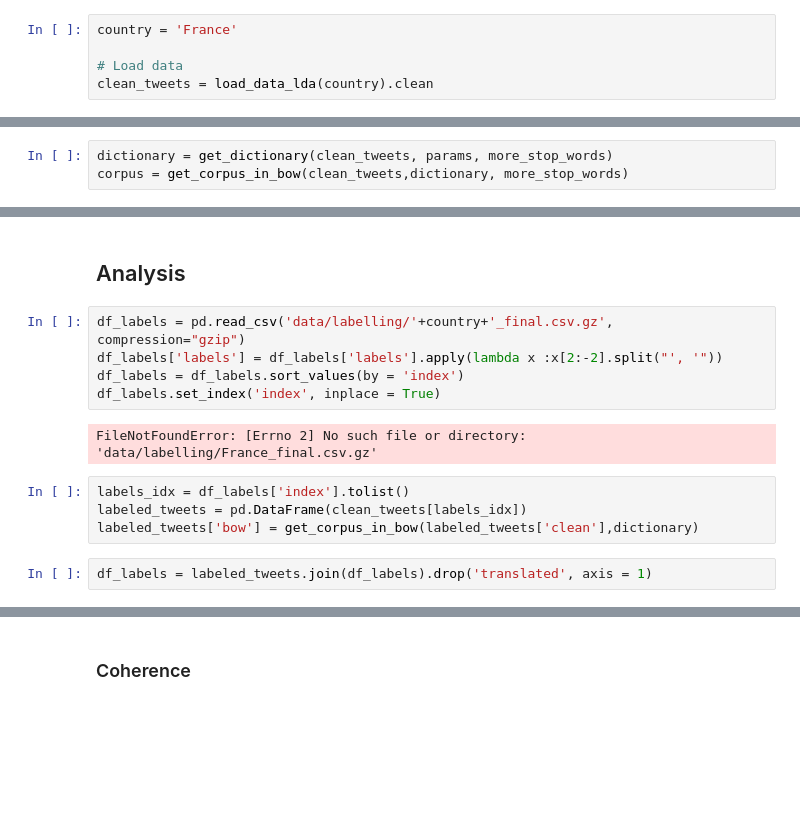
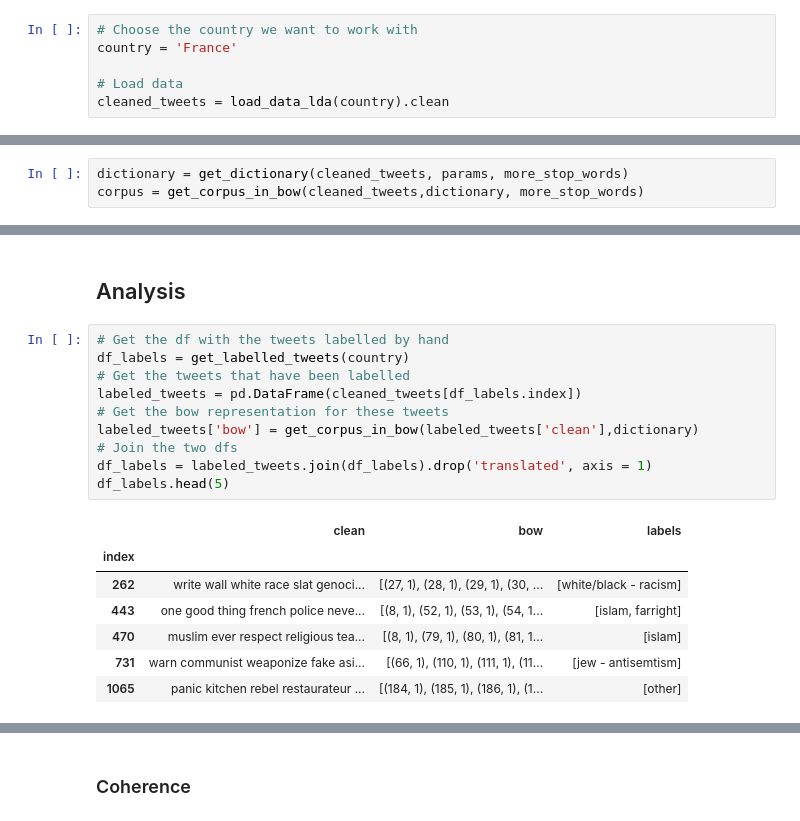
Before and after one commit to EvaLvn/ML_project2, a Jupyter notebook: Algorithms/LDA.ipynb, the cells around one changed output, grey strips where cells are left out. Drawn from its saved outputs; the diff is of its cells as text; blank space fills up the shorter version.

```diff
--- a/Algorithms/LDA.ipynb
+++ b/Algorithms/LDA.ipynb
@@ -17,10 +17,11 @@ from sklearn.decomposition import NMF, LatentDirichletAllocation
 The autoreload extension is already loaded. To reload it, use:
   %reload_ext autoreload
 # %%
+# Choose the country we want to work with
 country = 'France'
 
 # Load data
-clean_tweets = load_data_lda(country).clean
+cleaned_tweets = load_data_lda(country).clean
 # %% [markdown]
 ## Params
 # %%
@@ -44,8 +46,8 @@ more_stop_words = ['u', 'amp', 'get', 'one', 'go']
 # %% [markdown]
 ## Construct the models
 # %%
-dictionary = get_dictionary(clean_tweets, params, more_stop_words)
-corpus = get_corpus_in_bow(clean_tweets,dictionary, more_stop_words)
+dictionary = get_dictionary(cleaned_tweets, params, more_stop_words)
+corpus = get_corpus_in_bow(cleaned_tweets,dictionary, more_stop_words)
 # %% [markdown]
 ## Find best parameters for alpha, betas and number of topics
 ### For the alphas
@@ -180,17 +163,22 @@ pyLDAvis.display(data)
 [interactive output not drawn]
 # %% [markdown]
 ## Analysis
-# %%
-df_labels = pd.read_csv('data/labelling/'+country+'_final.csv.gz', compression="gzip")
-df_labels['labels'] = df_labels['labels'].apply(lambda x :x[2:-2].split("', '"))
-df_labels = df_labels.sort_values(by = 'index')
-df_labels.set_index('index', inplace = True)
-# %% [output]
-FileNotFoundError: [Errno 2] No such file or directory: 'data/labelling/France_final.csv.gz'
 # %%
-labels_idx = df_labels['index'].tolist()
-labeled_tweets = pd.DataFrame(clean_tweets[labels_idx])
+# Get the df with the tweets labelled by hand
+df_labels = get_labelled_tweets(country)
+# Get the tweets that have been labelled
+labeled_tweets = pd.DataFrame(cleaned_tweets[df_labels.index])
+# Get the bow representation for these tweets
 labeled_tweets['bow'] = get_corpus_in_bow(labeled_tweets['clean'],dictionary)
+# Join the two dfs
+df_labels = labeled_tweets.join(df_labels).drop('translated', axis = 1)
+df_labels.head(5)
+# %% [output]
+|  | clean | bow | labels |
+| index |  |  |  |
+| 262 | write wall white race slat genoci... | [(27, 1), (28, 1), (29, 1), (30, ... | [white/black - racism] |
+| 443 | one good thing french police neve... | [(8, 1), (52, 1), (53, 1), (54, 1... | [islam, farright] |
+| 470 | muslim ever respect religious tea... | [(8, 1), (79, 1), (80, 1), (81, 1... | [islam] |
+| 731 | warn communist weaponize fake asi... | [(66, 1), (110, 1), (111, 1), (11... | [jew - antisemtism] |
+| 1065 | panic kitchen rebel restaurateur ... | [(184, 1), (185, 1), (186, 1), (1... | [other] |
-# %%
-df_labels = labeled_tweets.join(df_labels).drop('translated', axis = 1)
 # %%
```
Also changed, not shown: parts of 13 cells of this notebook, 2 other files.
